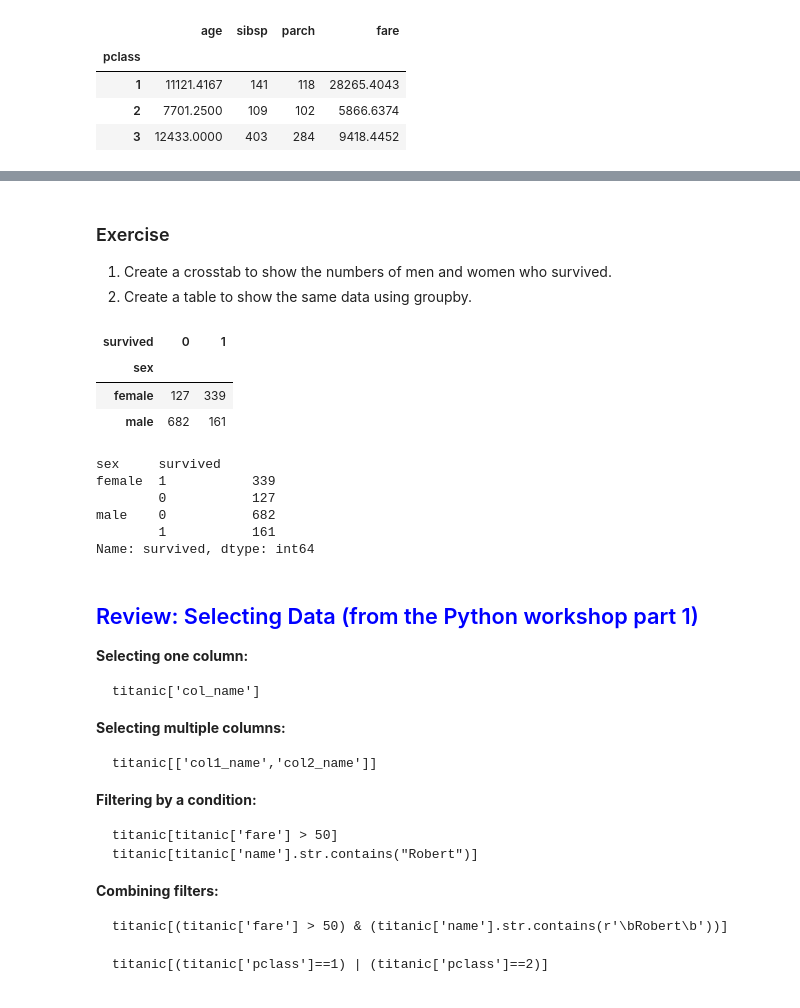
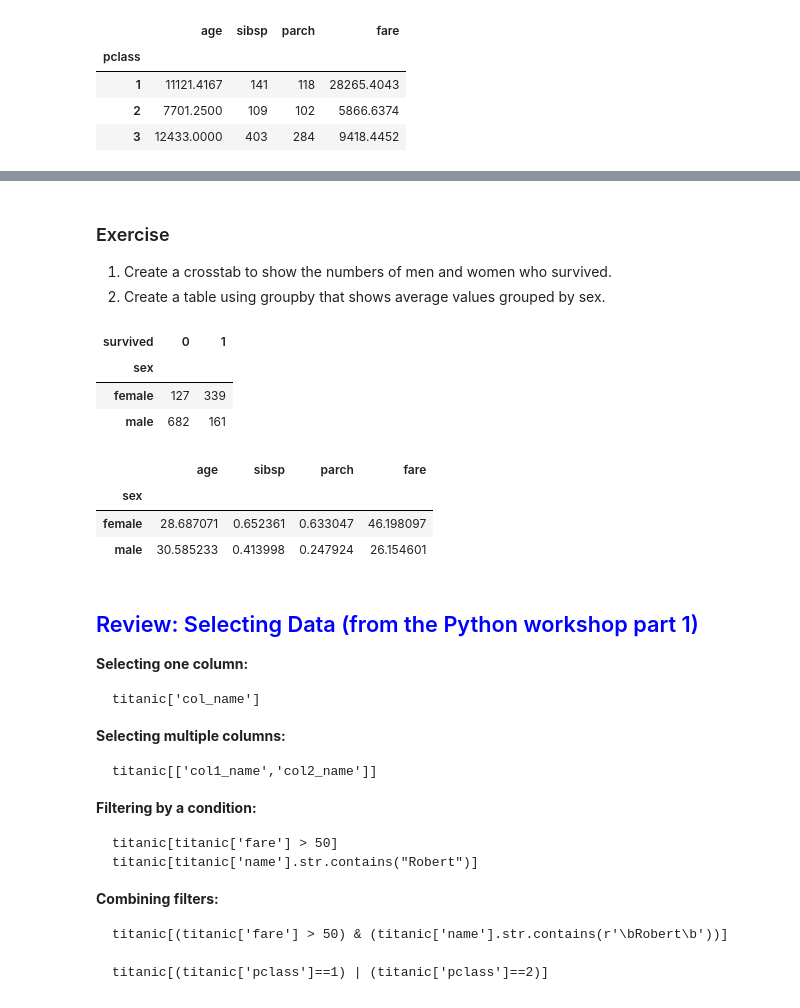
Before and after one commit to nichworby/python, a Jupyter notebook: ExploratoryDataAnalysisWithPython-Instructors-Part2.ipynb, the cells around one changed output, grey strips where cells are left out. Drawn from its saved outputs; the diff is of its cells as text; code cells hidden in the pictures.

```diff
--- a/ExploratoryDataAnalysisWithPython-Instructors-Part2.ipynb
+++ b/ExploratoryDataAnalysisWithPython-Instructors-Part2.ipynb
@@ -165,7 +148,7 @@ Name: survived, dtype: int64
 ### Exercise
 
 1. Create a crosstab to show the numbers of men and women who survived.
-2. Create a table to show the same data using groupby.
+2. Create a table using groupby that shows average values grouped by sex.
 # %%
 pd.crosstab(titanic.sex, titanic.survived)
 # %% [output]
@@ -174,14 +157,12 @@ pd.crosstab(titanic.sex, titanic.survived)
 | female | 127 | 339 |
 | male | 682 | 161 |
 # %%
-titanic.groupby('sex')['survived'].value_counts()
+titanic.groupby('sex').mean()
 # %% [output]
-sex     survived
-female  1           339
-        0           127
-male    0           682
-        1           161
-Name: survived, dtype: int64
+|  | age | sibsp | parch | fare |
+| sex |  |  |  |  |
+| female | 28.687071 | 0.652361 | 0.633047 | 46.198097 |
+| male | 30.585233 | 0.413998 | 0.247924 | 26.154601 |
 # %% [markdown]
 ## <font color='blue'>Review: Selecting Data (from the Python workshop part 1)</font>
 
```
Also changed, not shown: parts of 11 cells of this notebook, 3 other files.
